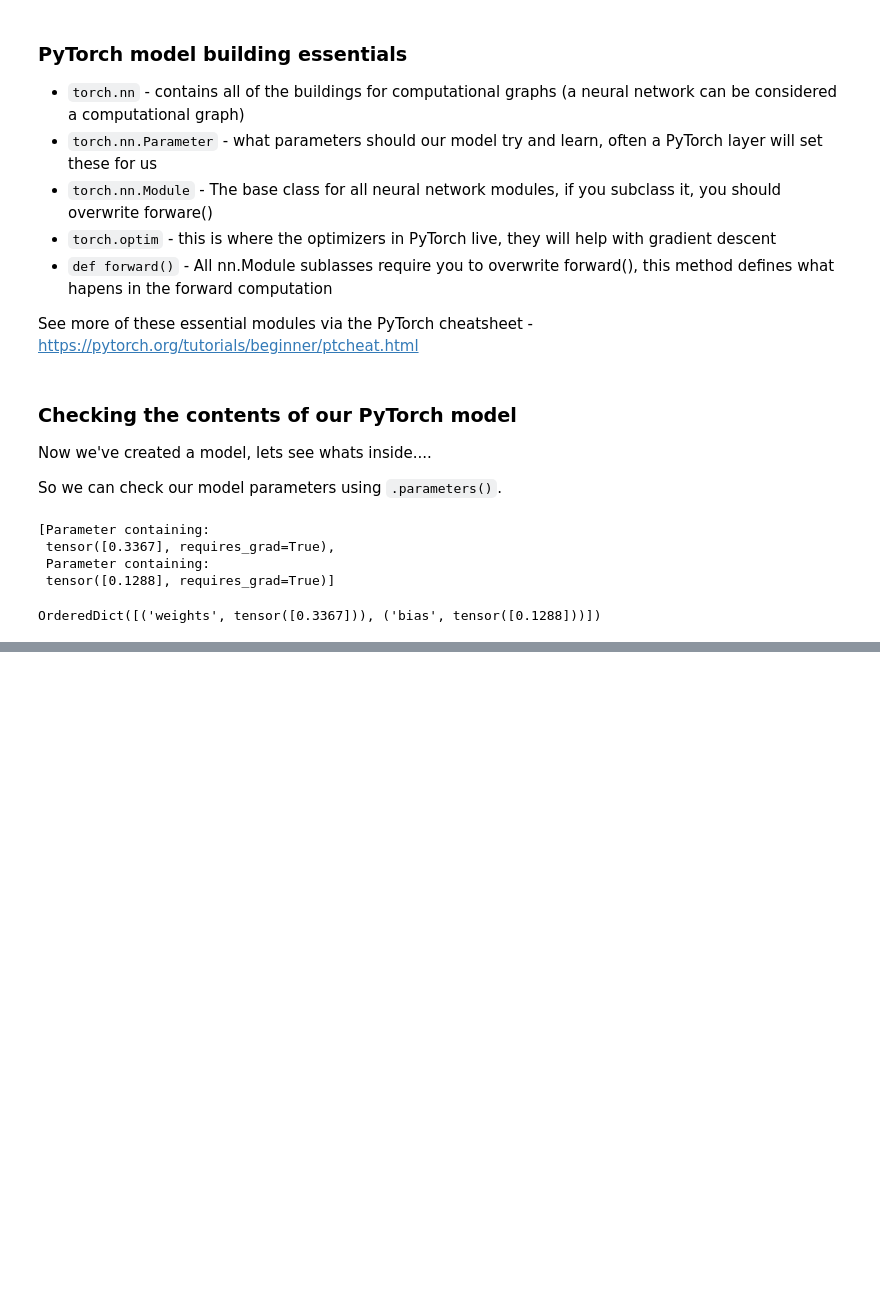
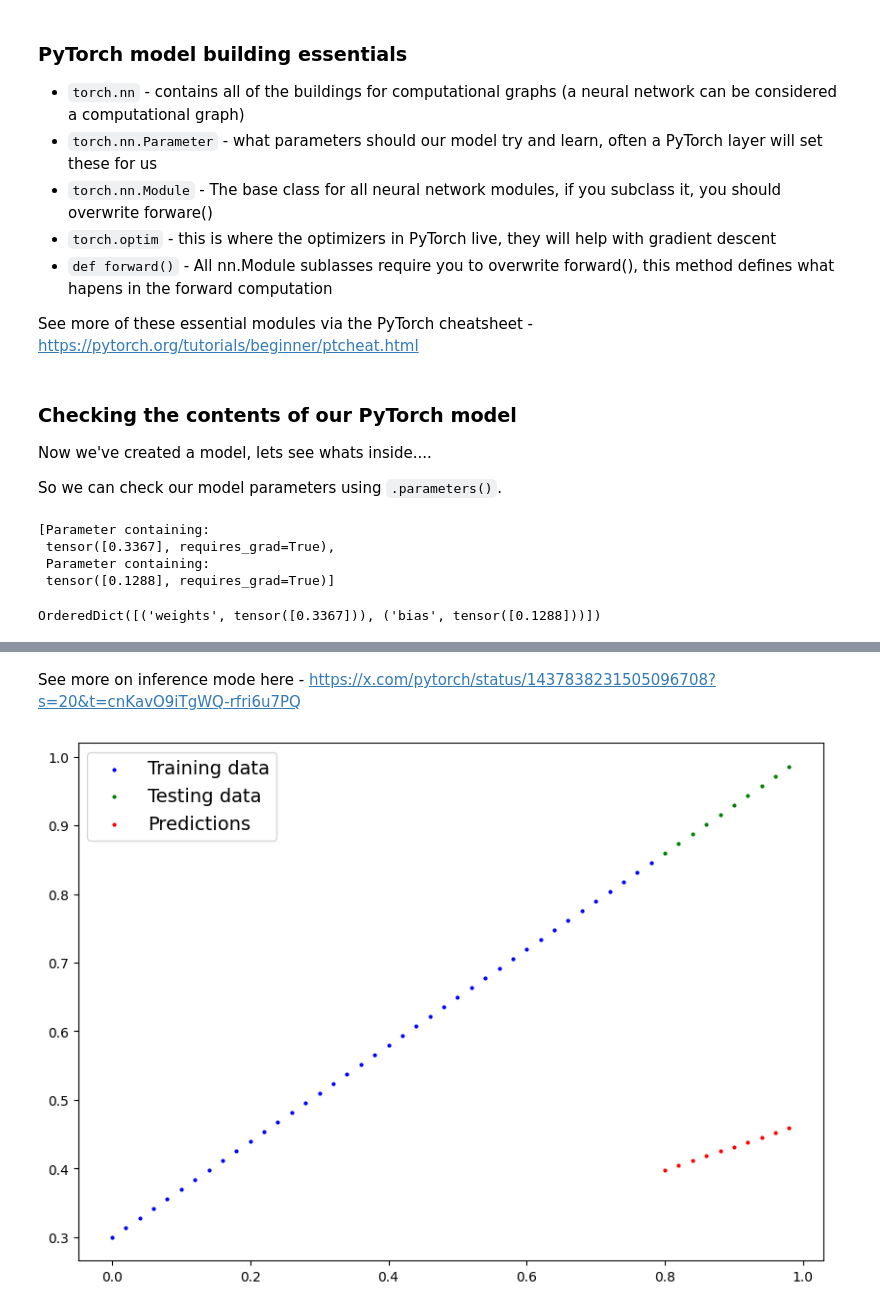
Before and after one commit to CloudGod93/pytorch-deep-learning, a Jupyter notebook: 01_pytorch_workflow.ipynb, the cells around one changed output, grey strips where cells are left out. Cells and saved outputs as stored; diff of their text form; code cells hidden in the pictures; blank space fills up the shorter version.

```diff
--- a/01_pytorch_workflow.ipynb
+++ b/01_pytorch_workflow.ipynb
@@ -191,0 +198,10 @@ OrderedDict([('weights', tensor([0.3367])), ('bias', tensor([0.1288]))])
+# %%
+# Make predictions with model
+with torch.inference_mode():
+    y_preds = model_0(X_test)
+
+# Deprecated torch.no_grad()
+# with torch.no_grad():
+#     y_preds = model_0(X_test)
+
+y_preds
@@ -191,0 +219,6 @@ OrderedDict([('weights', tensor([0.3367])), ('bias', tensor([0.1288]))])
+# %% [markdown]
+See more on inference mode here - https://x.com/pytorch/status/1437838231505096708?s=20&t=cnKavO9iTgWQ-rfri6u7PQ
+# %%
+plot_predictions(predictions=y_preds)
+# %% [output]
+[figure, added]
```
Also changed, not shown: parts of 19 cells of this notebook, 1 other file.
